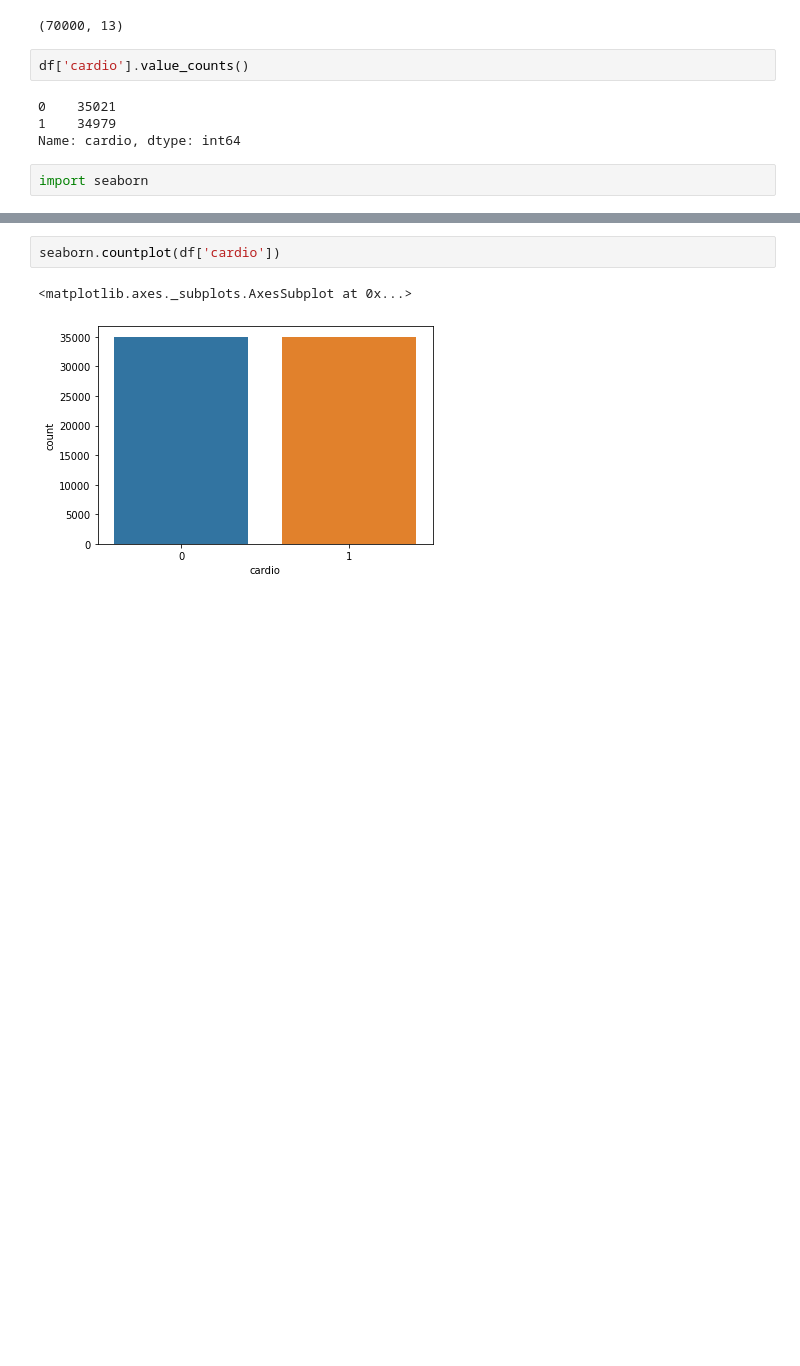
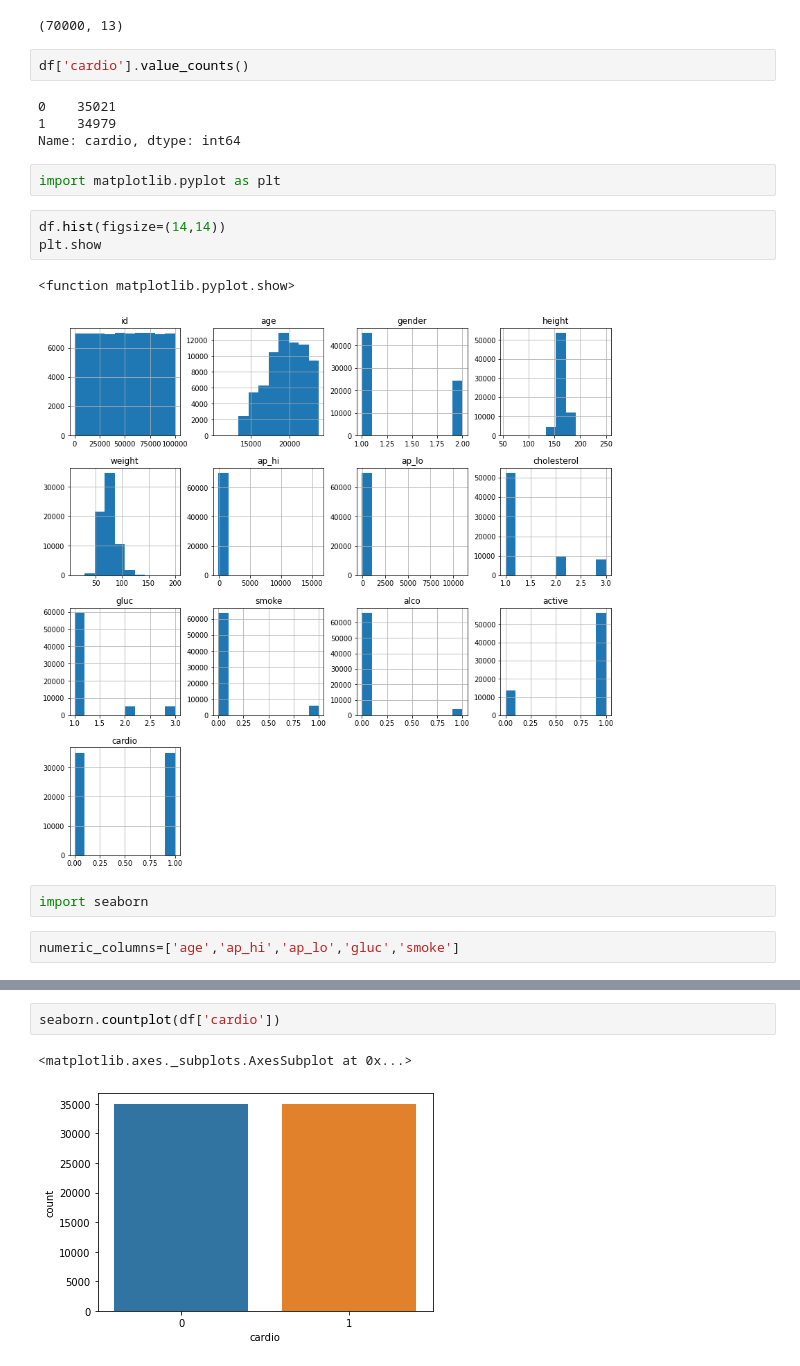
Before and after one commit to mehedi2677/cardiovascular-, a Jupyter notebook: cardiovascular_disease.ipynb, the cells around one changed output, grey strips where cells are left out. Cells and saved outputs as stored; diff of their text form; blank space fills up the shorter version.

```diff
--- a/cardiovascular_disease.ipynb
+++ b/cardiovascular_disease.ipynb
@@ -35,5 +38,15 @@ df['cardio'].value_counts()
 0    35021
 1    34979
 Name: cardio, dtype: int64
+# %%
+import matplotlib.pyplot as plt
+# %%
+df.hist(figsize=(14,14))
+plt.show
+# %% [output]
+<function matplotlib.pyplot.show>
+[figure, added]
 # %%
 import seaborn
+# %%
+numeric_columns=['age','ap_hi','ap_lo','gluc','smoke']
```
Also changed, not shown: parts of 17 cells of this notebook.
